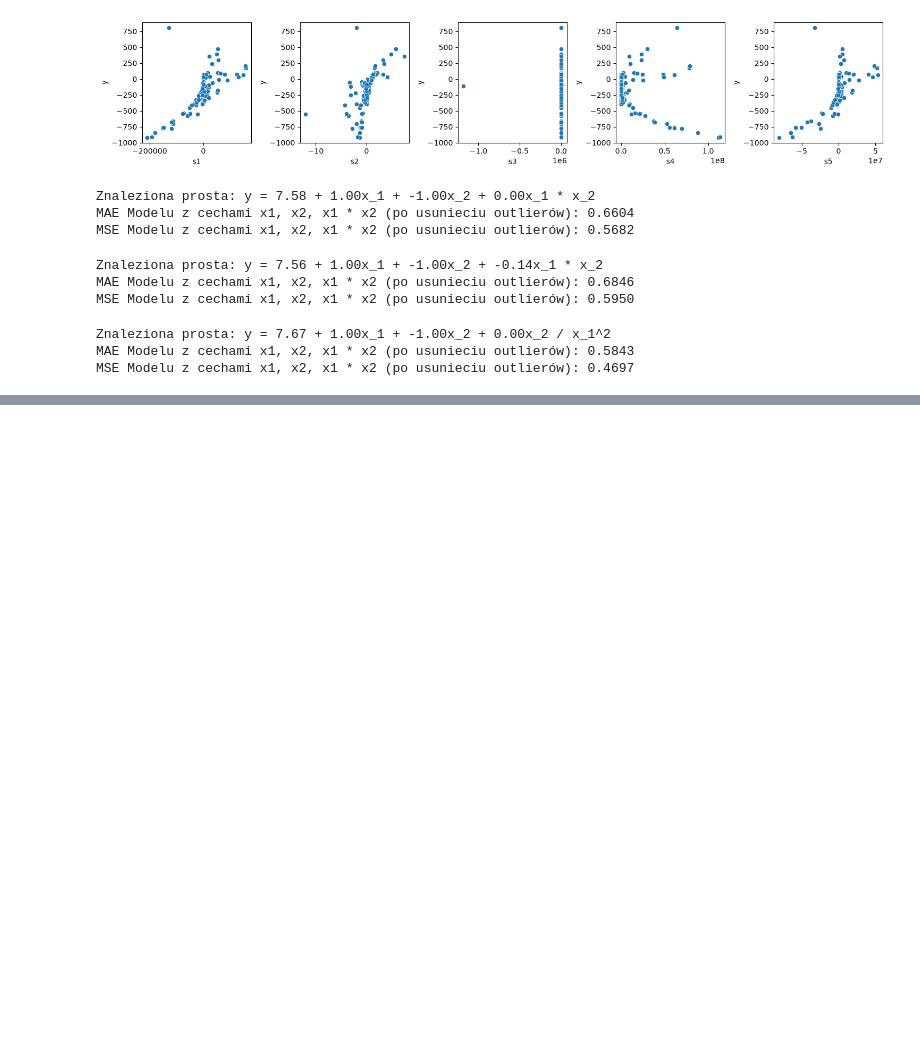
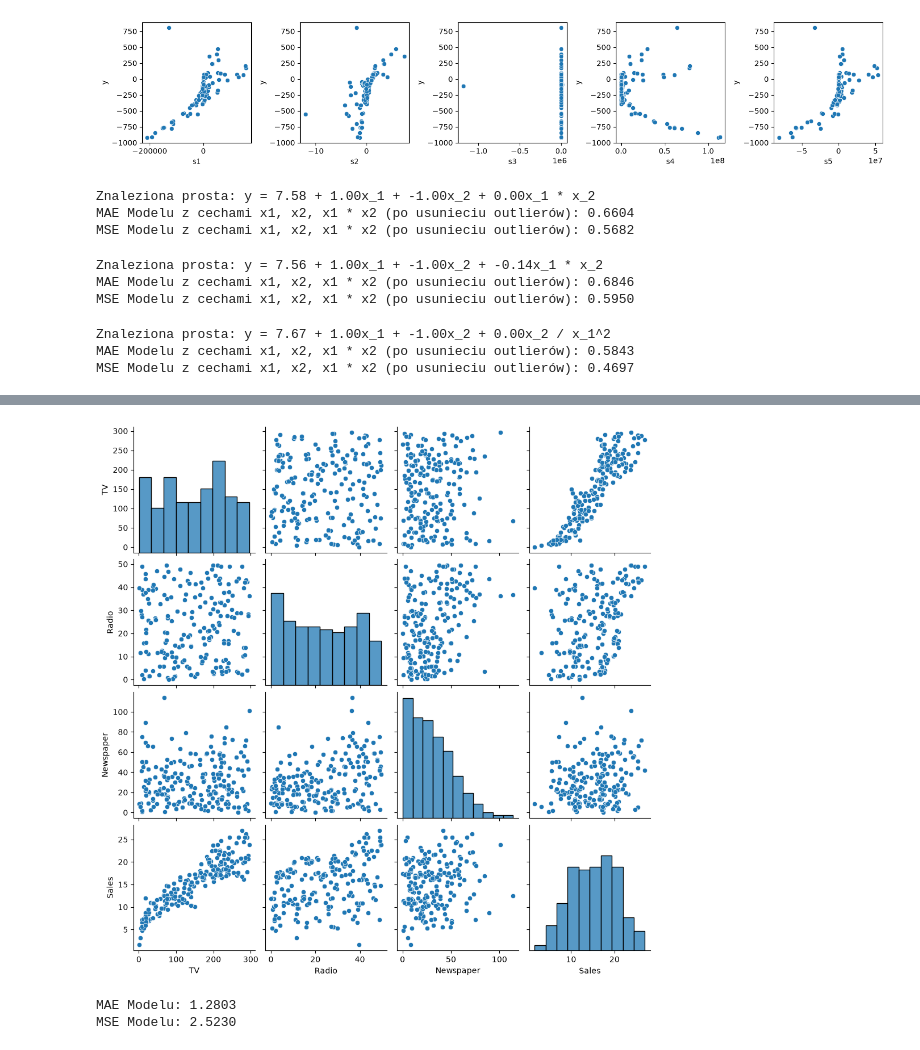
Before and after one commit to antonigoles/uczenie-maszynowe, a Jupyter notebook: lista2/Lista 2.ipynb, the cells around one changed output, grey strips where cells are left out. Drawn from its saved outputs; the diff is of its cells as text; code cells hidden in the pictures; blank space fills up the shorter version.

```diff
--- a/lista2/Lista 2.ipynb
+++ b/lista2/Lista 2.ipynb
@@ -350,0 +438,49 @@ MSE Modelu z cechami x1, x2, x1 * x2 (po usunieciu outlierów): 1.2524
+# %%
+import pandas as pd
+import seaborn as sns
+import numpy as np
+import matplotlib.pyplot as plt
+
+df = pd.read_csv("advertising.csv");
+sns.pairplot(df)
+plt.show()
+# f, axs = plt.subplots(1, 4, figsize=(16, 4))
+# sns.scatterplot(data=df, x="Radio", y="Sales", ax=axs[0])
+# sns.scatterplot(data=df, x="Newspaper", y="Sales", ax=axs[1])
+# sns.scatterplot(data=df, x="TV", y="Sales", ax=axs[2])
+# sns.histplot(data=df, x="Sales")
+# f.tight_layout()
+# plt.show()
+
+# print("Współczynnik korelacji Perasona dla wykresu Sales od Radio:", df["Radio"].corr(df["Sales"], method='pearson'))
+# print("Współczynnik korelacji Perasona dla wykresu Sales od Newspaper:", df["Newspaper"].corr(df["Sales"], method='pearson'))
+# print("Współczynnik korelacji Perasona dla wykresu Sales od TV:", df["TV"].corr(df["Sales"], method='pearson'))
+# %% [output]
+[figure, added]
+# %%
+# Krok 1: Prosta regresja po prostu po wszystkich cechach bez normalizacji
+import pandas as pd
+from sklearn.model_selection import train_test_split
+from sklearn.metrics import mean_absolute_error, mean_squared_error
+from sklearn.linear_model import LinearRegression
+
+df = pd.read_csv("advertising.csv")
+X = df.drop(columns=["Sales"])
+y = df["Sales"]
+
+X_train, X_temp, y_train, y_temp = train_test_split(
+    X, y, test_size=0.4, random_state=42
+)
+
+X_val, X_test, y_val, y_test = train_test_split(
+    X_temp, y_temp, test_size=0.5, random_state=42
+)
+
+model = LinearRegression()
+model.fit(X_train, y_train)
+y_val_pred = model.predict(X_val)
+print(f"MAE Modelu: {mean_absolute_error(y_val, y_val_pred):.4f}")
+print(f"MSE Modelu: {mean_squared_error(y_val, y_val_pred):.4f}")
+# %% [output]
+MAE Modelu: 1.2803
+MSE Modelu: 2.5230
```
Also changed, not shown: parts of 20 cells of this notebook.
